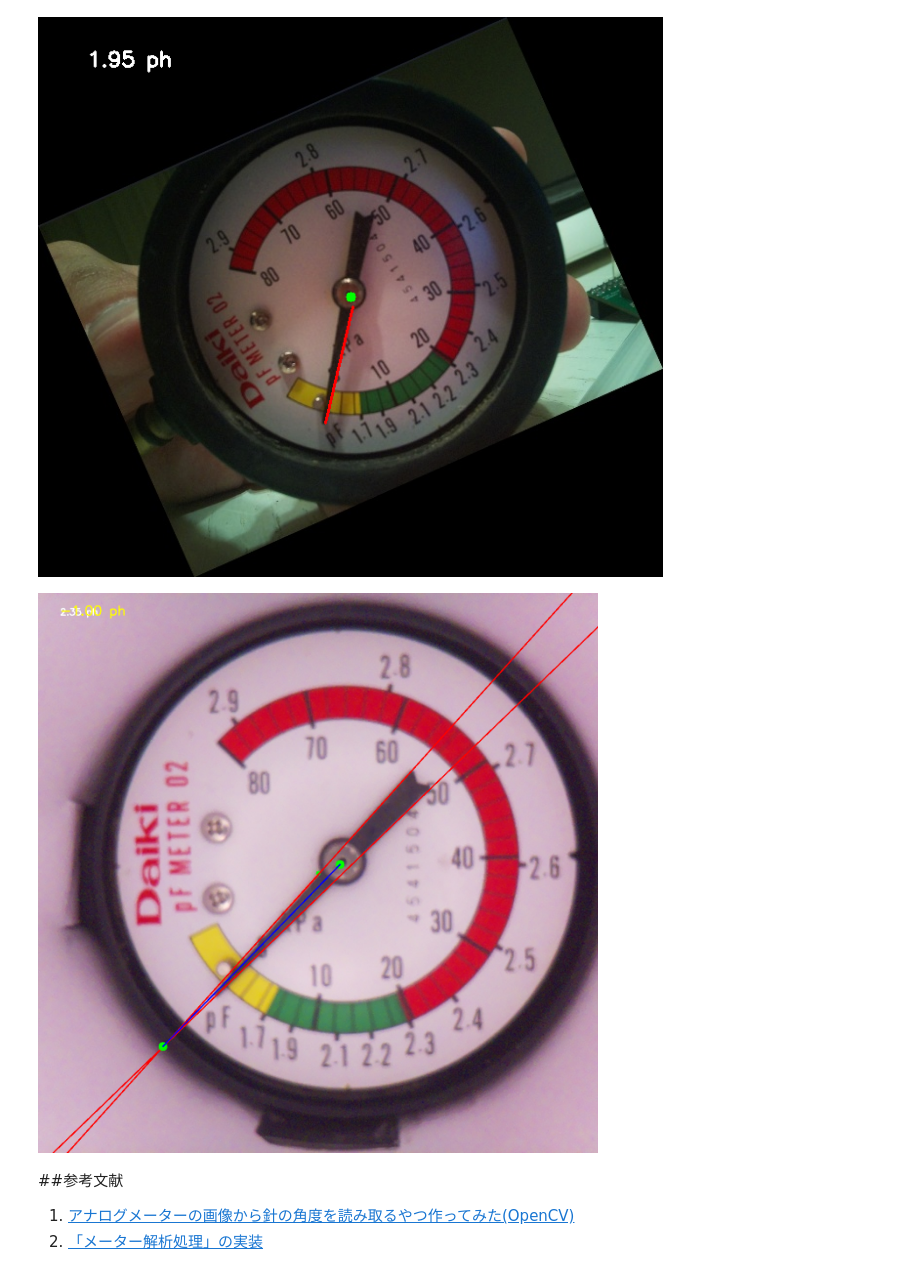
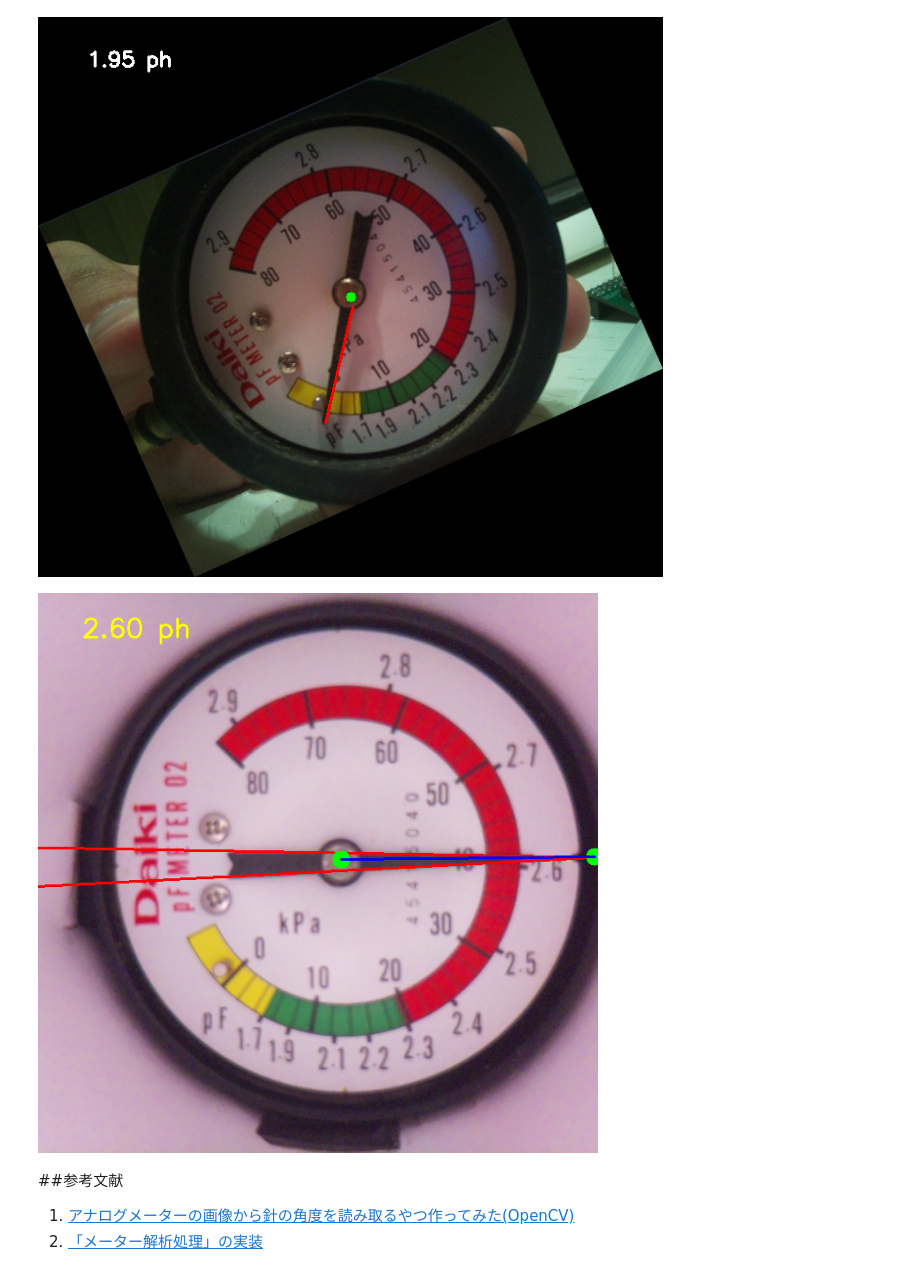
Before and after one commit to 1900690/analog-meter-reading, a Jupyter notebook: analog_meter_reading.ipynb, the cells around one changed output. Drawn from its saved outputs; the diff is of its cells as text; code cells hidden in the pictures.

```diff
--- a/analog_meter_reading.ipynb
+++ b/analog_meter_reading.ipynb
@@ -108,10 +111,9 @@ if サンプル画像を使用する == True:
 else:
   img = cv2.imread(uploaded_file_name)
 
-
 # 指定する中心点（メータの中心）
-cx, cy = (690,620)#横は→に進む、縦は↓に進む
-angle_off_set=-220#pf0の時に０になるように初期値を設定する
+cx, cy =(346,304)#横は→に進む、縦は↓に進む
+angle_off_set=-133#pf0の時に０になるように初期値を設定する
 
 # グレースケール変換 & 二値化
 gray = cv2.cvtColor(img, cv2.COLOR_BGR2GRAY)
@@ -165,36 +167,39 @@ if len(coefficients) < 2:
     raise ValueError("十分な直線が検出されませんでした。")
 
 (a1, b1), (a2, b2) = coefficients[:2]  # 最初の2本を選択
 
 # 交点を計算
 if a1 == a2:
     raise ValueError("平行な直線のため交点が計算できません。")
 
 x_t = (b2 - b1) / (a1 - a2)
 y_t = a1 * x_t + b1
 
 # 交点と中心点を結ぶ線の角度を計算
 angle_rad = np.arctan2(y_t - cy, x_t - cx)
 angle_deg = np.degrees(angle_rad)
 if angle_deg < 0:
     angle_deg += 360  # 負の角度を修正
 angle =int(angle_deg) +angle_off_set
 Kpa=8/27*angle
-if Kpa * 10.197 > 0:
-  PH=math.log10(Kpa*10.197)
+if Kpa * 6 > 0:
+  PH=math.log10(Kpa*6)
+  #PH=math.log10(Kpa*10.197)
+elif Kpa == 0 :
+  PH=0
 else:
   PH=-1
 
 # 結果を画像に描画
 cv2.circle(img, (int(cx), int(cy)), 10, (0, 255, 0), -1)  # 中心点を描画
 cv2.circle(img, (int(x_t), int(y_t)), 10, (0, 255, 0), -1)  # 交点を描画
 cv2.line(img, (cx, cy), (int(x_t), int(y_t)), (255, 0, 0), 2)  # 中心と交点を結ぶ線
 cv2.putText(img, f"{PH:.2f} ph", (50, 50), cv2.FONT_HERSHEY_SIMPLEX, 1, (0, 255, 255), 2)
 
 cv2.imwrite('meter_angle.jpg', img)
 cv2_imshow(img)
 # %% [output]
-[figure, old version]
+[figure, new version]
 # %% [markdown]
 ##参考文献
 
```
Also changed, not shown: parts of 1 cell of this notebook.
